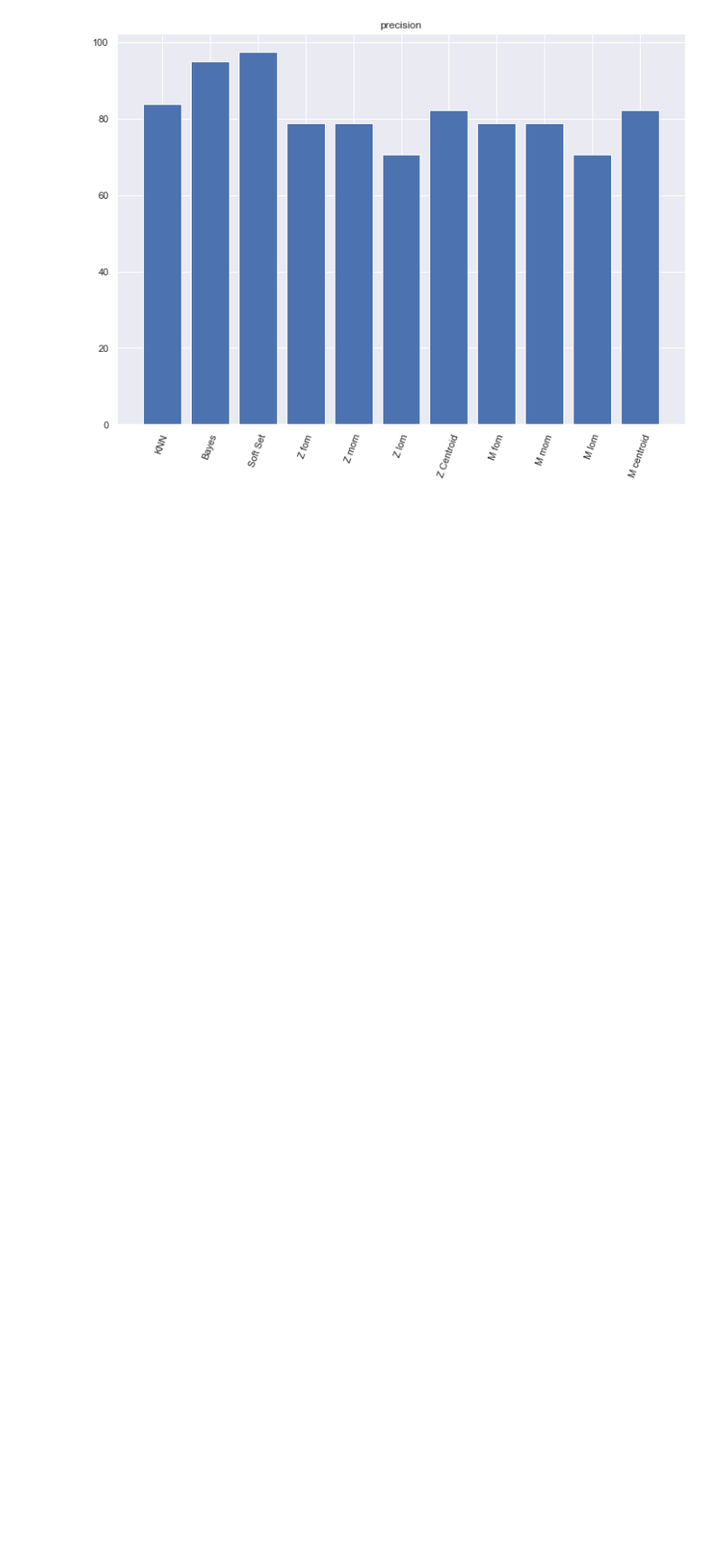
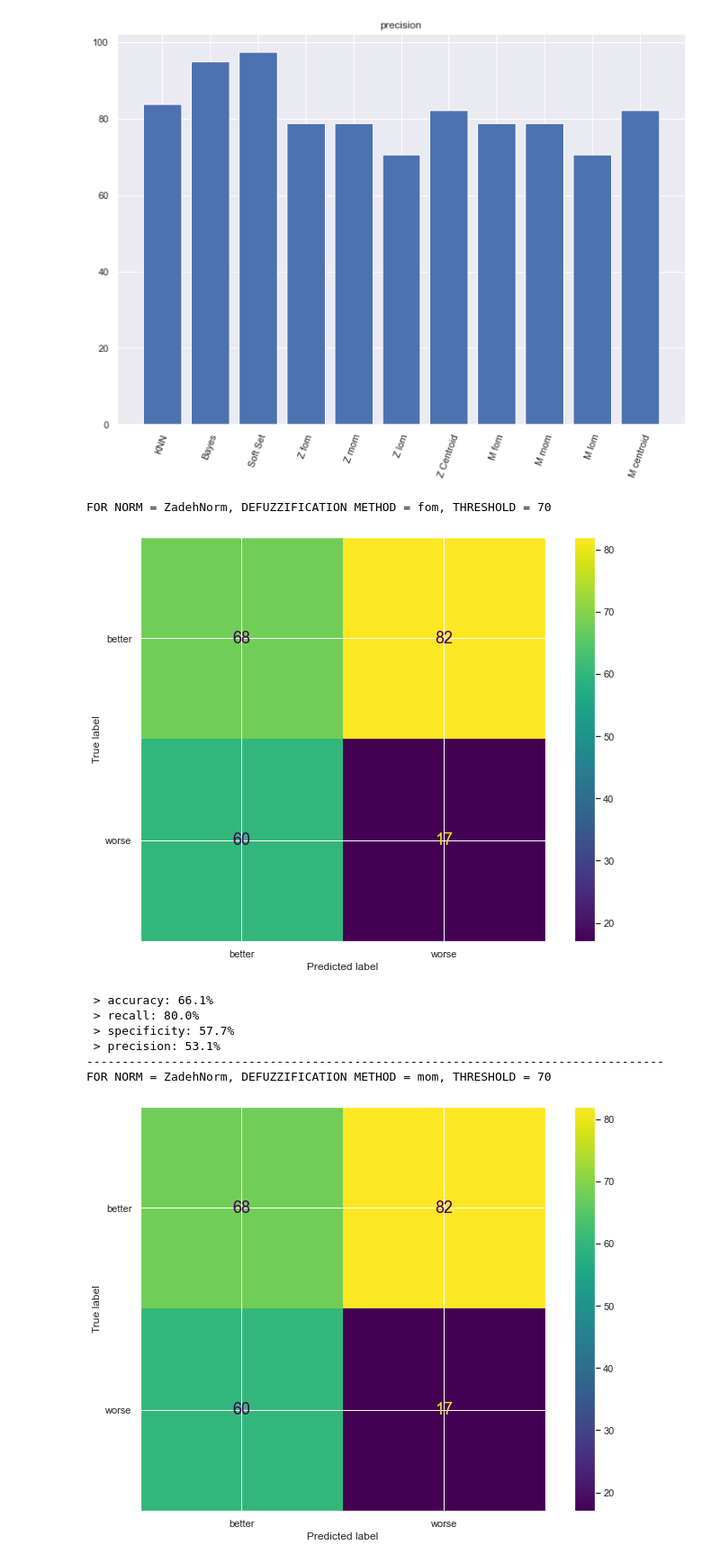
Before and after one commit to panierka/city_quality_of_life_classifier, a Jupyter notebook: city_ratings_classifier.ipynb, the cells around one changed output. Shown at 90% size. Cells and saved outputs as stored; diff of their text form; code cells hidden in the pictures; blank space fills up the shorter version.

Commit message:
gdp plots

```diff
--- a/city_ratings_classifier.ipynb
+++ b/city_ratings_classifier.ipynb
@@ -220,3 +220,53 @@ for i in range(4):
 [figure]
 [figure]
 [figure]
+# %%
+#gdp - przepuszczenie przez klasyfikatory
+gdp_data = pd.read_csv('Data/ratingsWithGDPClasses.csv', header=0, sep=',', index_col=0)
+a_gdp, b_gdp = ProcessingData.prepare_data(gdp_data)
+result = []
+for (norm, defuzz_method) in product([ZadehNorm, ExtendedMangerNorm], ['fom', 'mom', 'lom', 'centroid']):
+    fuzzy_test = FuzzyTest(norm=norm(), defuzzification_method=defuzz_method)
+    result.append(fuzzy_test.run(fuzzy, pd.concat([a_gdp, b_gdp]), show_confusion_matrix=True))
+accuracy = []
+recall = []
+specificity = []
+precision = []
+for i in result:
+    for j in i.keys():
+        if j == 'accuracy':
+            accuracy.append(i[j]*100)
+        if j == 'recall':
+            recall.append(i[j]*100)
+        if j == 'specificity':
+            specificity.append(i[j]*100)
+        if j == 'precision':
+            precision.append(i[j]*100)
+accuracy_k, precision_k, recall_k, specificity_k = knn.KNN.knn_for_every_row(a_gdp, b_gdp, 5, 5, 'Label')
+accuracy_b, precision_b, recall_b, specificity_b = bayes.Bayes.bayes(a_gdp, b_gdp,'Label')
+accuracy_s, precision_s, recall_s, specificity_s = sft.SoftSet.softset(a_gdp, b_gdp, 'Label')
+data = [[accuracy_k, accuracy_b, accuracy_s], [recall_k, recall_b, recall_s],
+        [specificity_k, specificity_b, specificity_s], [precision_k, precision_b, precision_s]]
+lists = [accuracy, recall, specificity, precision]
+titles = ['accuracy', 'recall', 'specificity', 'precision']
+counter = 0
+for i in lists:
+    for j in range(len(accuracy)):
+        data[counter].append(i[j])
+    counter += 1
+for i in range(4):
+    fig,ax = plt.subplots()
+    ax.bar(['KNN', 'Bayes', 'Soft Set', 'Z fom', 'Z mom', 'Z lom', 'Z Centroid', 'M fom', 'M mom', 'M lom', 'M centroid'],
+       data[i])
+    ax.set_xticklabels(labels = ['KNN', 'Bayes', 'Soft Set', 'Z fom', 'Z mom', 'Z lom', 'Z Centroid', 'M fom', 'M mom', 'M lom', 'M centroid'], rotation=70)
+    plt.title(titles[i])
+# %% [output]
+FOR NORM = ZadehNorm, DEFUZZIFICATION METHOD = fom, THRESHOLD = 70
+[figure, added]
+ > accuracy: 66.1%
+ > recall: 80.0%
+ > specificity: 57.7%
+ > precision: 53.1%
+----------------------------------------------------------------------------------
+FOR NORM = ZadehNorm, DEFUZZIFICATION METHOD = mom, THRESHOLD = 70
+[figure, added]
```
Also changed, not shown: parts of 1 cell of this notebook, 2 other files.
